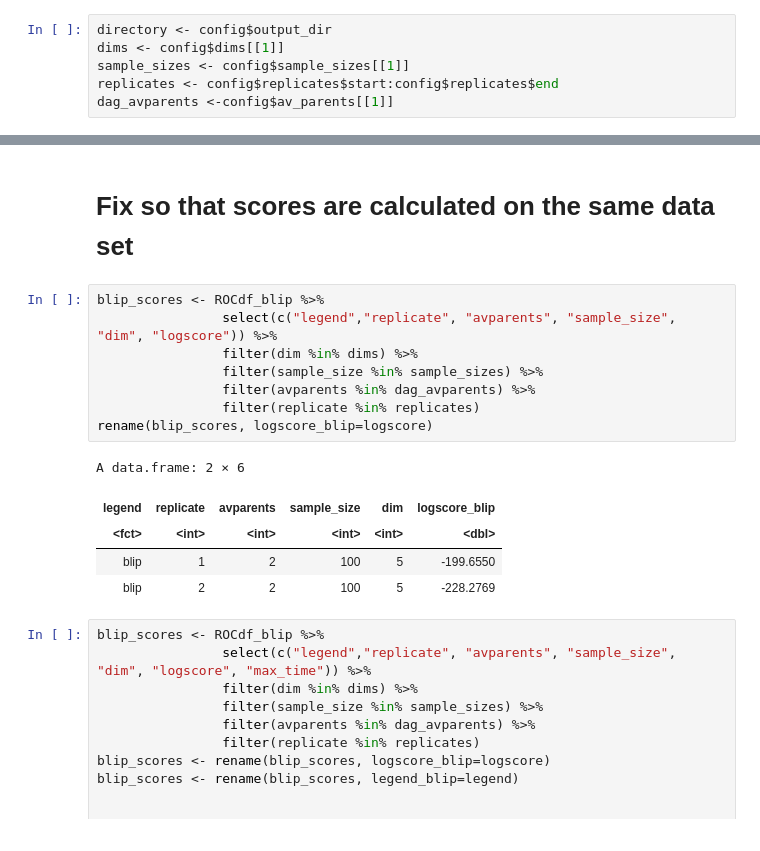
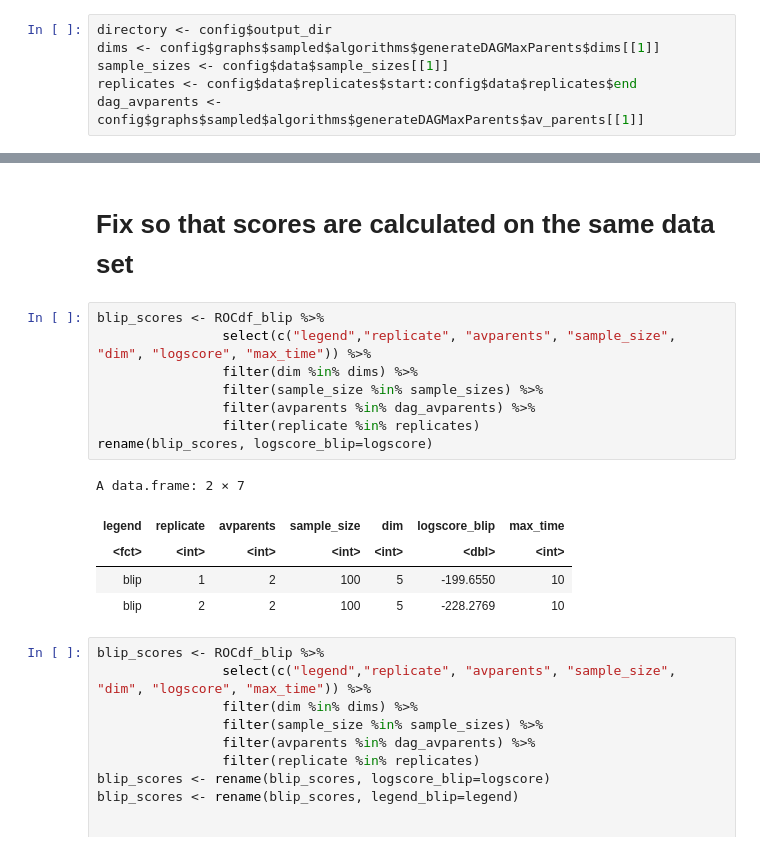
Before and after one commit to felixleopoldo/benchpress, a Jupyter notebook: benchmark/plot.ipynb, the cells around one changed output, grey strips where cells are left out. Saved outputs shown, nothing was run; the diff lists cells and outputs as text.

```diff
--- a/benchmark/plot.ipynb
+++ b/benchmark/plot.ipynb
@@ -11,7 +11,7 @@ source("lib/code_for_binary_simulations/summarySE.R")
 config <- fromJSON(file = "config.json")
 # %%
 directory <- config$output_dir
-dims <- config$dims[[1]]
-sample_sizes <- config$sample_sizes[[1]]
-replicates <- config$replicates$start:config$replicates$end
-dag_avparents <-config$av_parents[[1]]
+dims <- config$graphs$sampled$algorithms$generateDAGMaxParents$dims[[1]]
+sample_sizes <- config$data$sample_sizes[[1]]
+replicates <- config$data$replicates$start:config$data$replicates$end
+dag_avparents <-config$graphs$sampled$algorithms$generateDAGMaxParents$av_parents[[1]]
@@ -424,18 +478,18 @@ A data.frame: 2 × 23
 # Fix so that scores are calculated on the same data set
 # %%
 blip_scores <- ROCdf_blip %>%
-                select(c("legend","replicate", "avparents", "sample_size", "dim", "logscore")) %>%
+                select(c("legend","replicate", "avparents", "sample_size", "dim", "logscore", "max_time")) %>%
                 filter(dim %in% dims) %>%
                 filter(sample_size %in% sample_sizes) %>%
                 filter(avparents %in% dag_avparents) %>%
                 filter(replicate %in% replicates)
 rename(blip_scores, logscore_blip=logscore)
 # %% [output]
-A data.frame: 2 × 6
+A data.frame: 2 × 7
-| legend | replicate | avparents | sample_size | dim | logscore_blip |
-| <fct> | <int> | <int> | <int> | <int> | <dbl> |
-| blip | 1 | 2 | 100 | 5 | -199.6550 |
-| blip | 2 | 2 | 100 | 5 | -228.2769 |
+| legend | replicate | avparents | sample_size | dim | logscore_blip | max_time |
+| <fct> | <int> | <int> | <int> | <int> | <dbl> | <int> |
+| blip | 1 | 2 | 100 | 5 | -199.6550 | 10 |
+| blip | 2 | 2 | 100 | 5 | -228.2769 | 10 |
 # %%
 blip_scores <- ROCdf_blip %>%
                 select(c("legend","replicate", "avparents", "sample_size", "dim", "logscore", "max_time")) %>%
```
Also changed, not shown: parts of 16 cells of this notebook, 7 other files.
